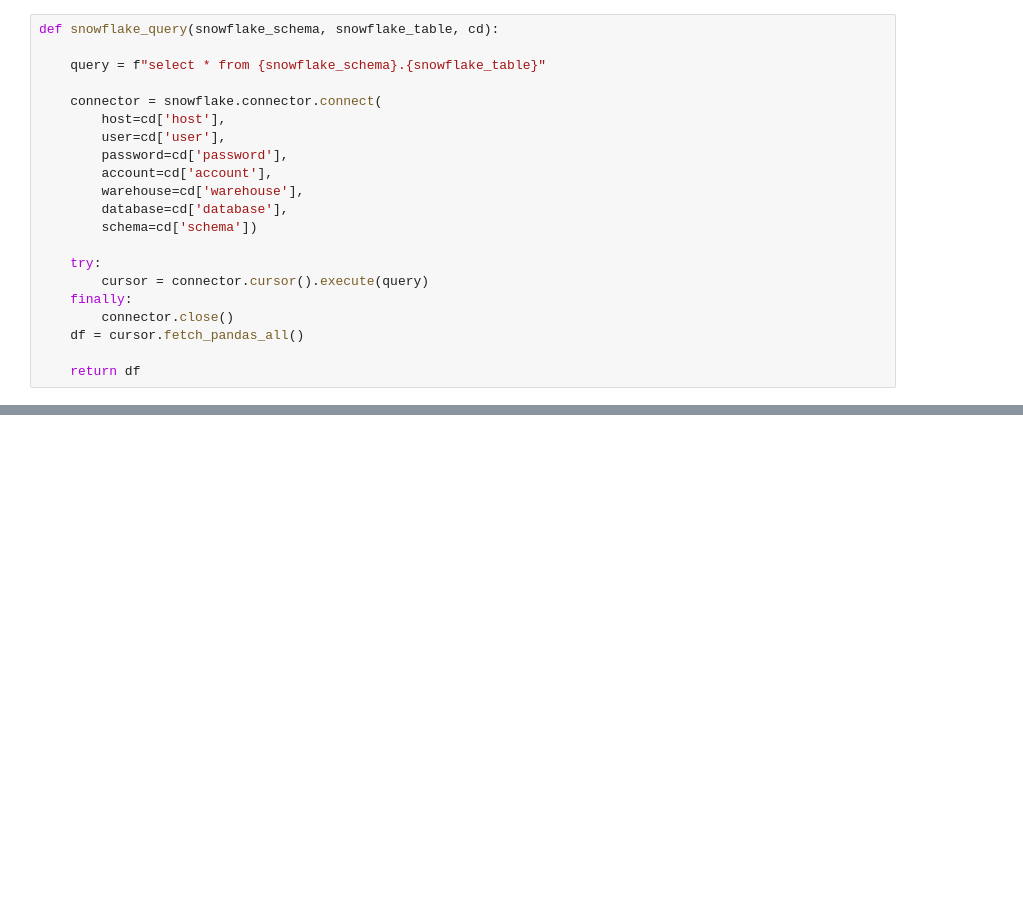
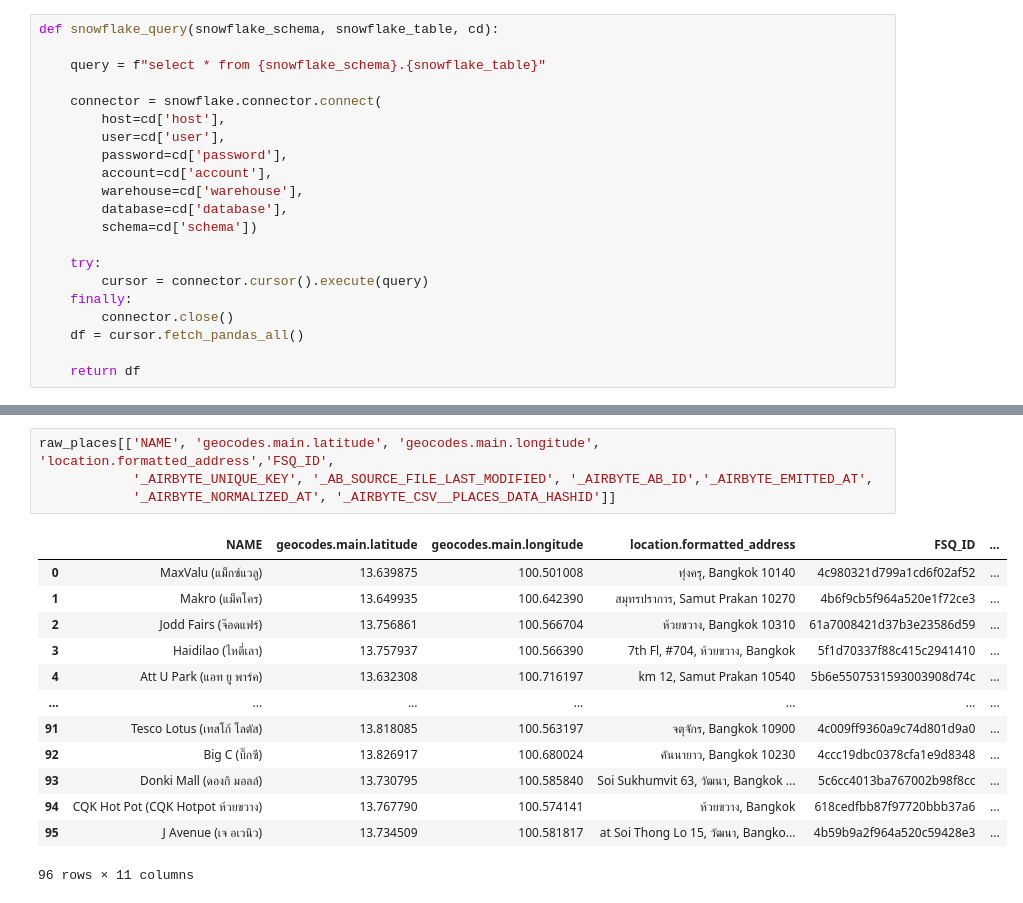
Before and after one commit to tanhtra/pipeline-places-property, a Jupyter notebook: Streamlit/prototype.ipynb, the cells around one changed output, grey strips where cells are left out. Drawn from its saved outputs; the diff is of its cells as text; blank space fills up the shorter version.

```diff
--- a/Streamlit/prototype.ipynb
+++ b/Streamlit/prototype.ipynb
@@ -98,0 +109,18 @@ Exception: Attempted to add log when TelemetryClient is closed
+# %%
+raw_places[['NAME', 'geocodes.main.latitude', 'geocodes.main.longitude', 'location.formatted_address','FSQ_ID',
+            '_AIRBYTE_UNIQUE_KEY', '_AB_SOURCE_FILE_LAST_MODIFIED', '_AIRBYTE_AB_ID','_AIRBYTE_EMITTED_AT',
+            '_AIRBYTE_NORMALIZED_AT', '_AIRBYTE_CSV__PLACES_DATA_HASHID']]
+# %% [output]
+|  | NAME | geocodes.main.latitude | geocodes.main.longitude | location.formatted_address | FSQ_ID | ... |
+| 0 | MaxValu (แม็กซ์แวลู) | 13.639875 | 100.501008 | ทุ่งครุ, Bangkok 10140 | 4c980321d799a1cd6f02af52 | ... |
+| 1 | Makro (แม็คโคร) | 13.649935 | 100.642390 | สมุทรปราการ, Samut Prakan 10270 | 4b6f9cb5f964a520e1f72ce3 | ... |
+| 2 | Jodd Fairs (จ๊อดแฟร์) | 13.756861 | 100.566704 | ห้วยขวาง, Bangkok 10310 | 61a7008421d37b3e23586d59 | ... |
+| 3 | Haidilao (ไหตี่เลา) | 13.757937 | 100.566390 | 7th Fl, #704, ห้วยขวาง, Bangkok | 5f1d70337f88c415c2941410 | ... |
+| 4 | Att U Park (แอท ยู พาร์ค) | 13.632308 | 100.716197 | km 12, Samut Prakan 10540 | 5b6e5507531593003908d74c | ... |
+| ... | ... | ... | ... | ... | ... | ... |
+| 91 | Tesco Lotus (เทสโก้ โลตัส) | 13.818085 | 100.563197 | จตุจักร, Bangkok 10900 | 4c009ff9360a9c74d801d9a0 | ... |
+| 92 | Big C (บิ๊กซี) | 13.826917 | 100.680024 | คันนายาว, Bangkok 10230 | 4ccc19dbc0378cfa1e9d8348 | ... |
+| 93 | Donki Mall (ดองกิ มอลล์) | 13.730795 | 100.585840 | Soi Sukhumvit 63, วัฒนา, Bangkok ... | 5c6cc4013ba767002b98f8cc | ... |
+| 94 | CQK Hot Pot (CQK Hotpot ห้วยขวาง) | 13.767790 | 100.574141 | ห้วยขวาง, Bangkok | 618cedfbb87f97720bbb37a6 | ... |
+| 95 | J Avenue (เจ อเวนิว) | 13.734509 | 100.581817 | at Soi Thong Lo 15, วัฒนา, Bangko... | 4b59b9a2f964a520c59428e3 | ... |
+96 rows × 11 columns
```
Also changed, not shown: parts of 10 cells of this notebook.
